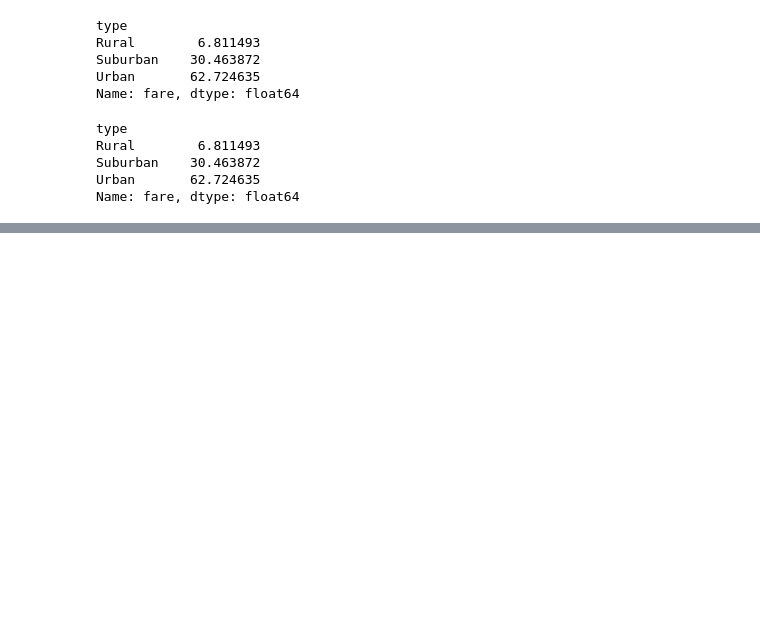
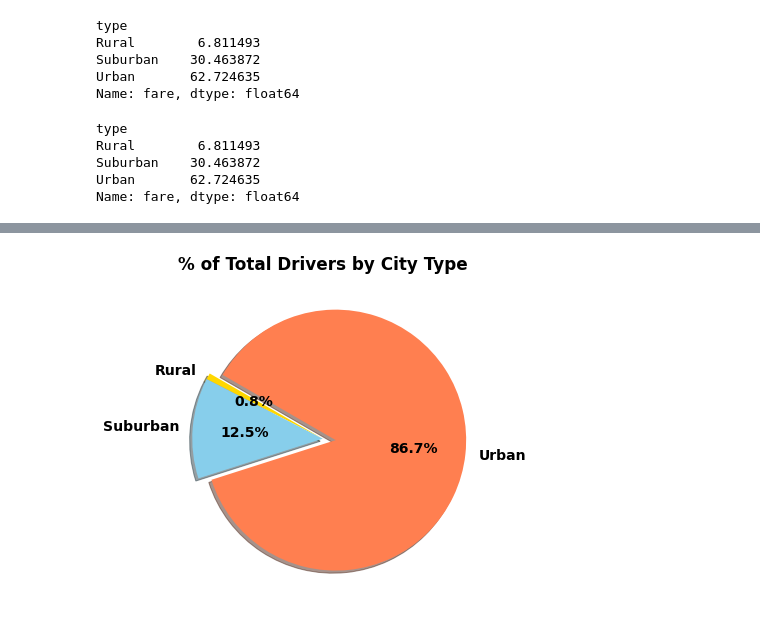
Before and after one commit to SDCoulter/PyBer_Analysis, a Jupyter notebook: PyBer.ipynb, the cells around one changed output, grey strips where cells are left out. Cells and saved outputs as stored; diff of their text form; code cells hidden in the pictures; blank space fills up the shorter version.

```diff
--- a/PyBer.ipynb
+++ b/PyBer.ipynb
@@ -720,0 +740,19 @@ plt.savefig("analysis/Fig5.png")
+# %%
+# Get the % of total drivers by city type.
+driver_percents = pyber_data_df.groupby(["type"]).sum()["driver_count"] / pyber_data_df["driver_count"].sum() * 100
+# Create a pie chart from the total ride data.
+plt.pie(driver_percents,
+        labels=["Rural", "Suburban", "Urban"],
+        colors=['gold', 'skyblue', 'coral'],
+        explode=[0, 0, 0.1],
+        autopct="%.1f%%",
+        shadow=True,
+        startangle=150)
+plt.title("% of Total Drivers by City Type", weight="bold")
+# Change fonts.
+mpl.rcParams['font.size'] = 14
+mpl.rcParams['font.weight'] = 'bold'
+# Save.
+plt.savefig('analysis/Fig7.png')
+# %% [output]
+[figure, added]
```
Also changed, not shown: parts of 2 cells of this notebook, 1 other file.
